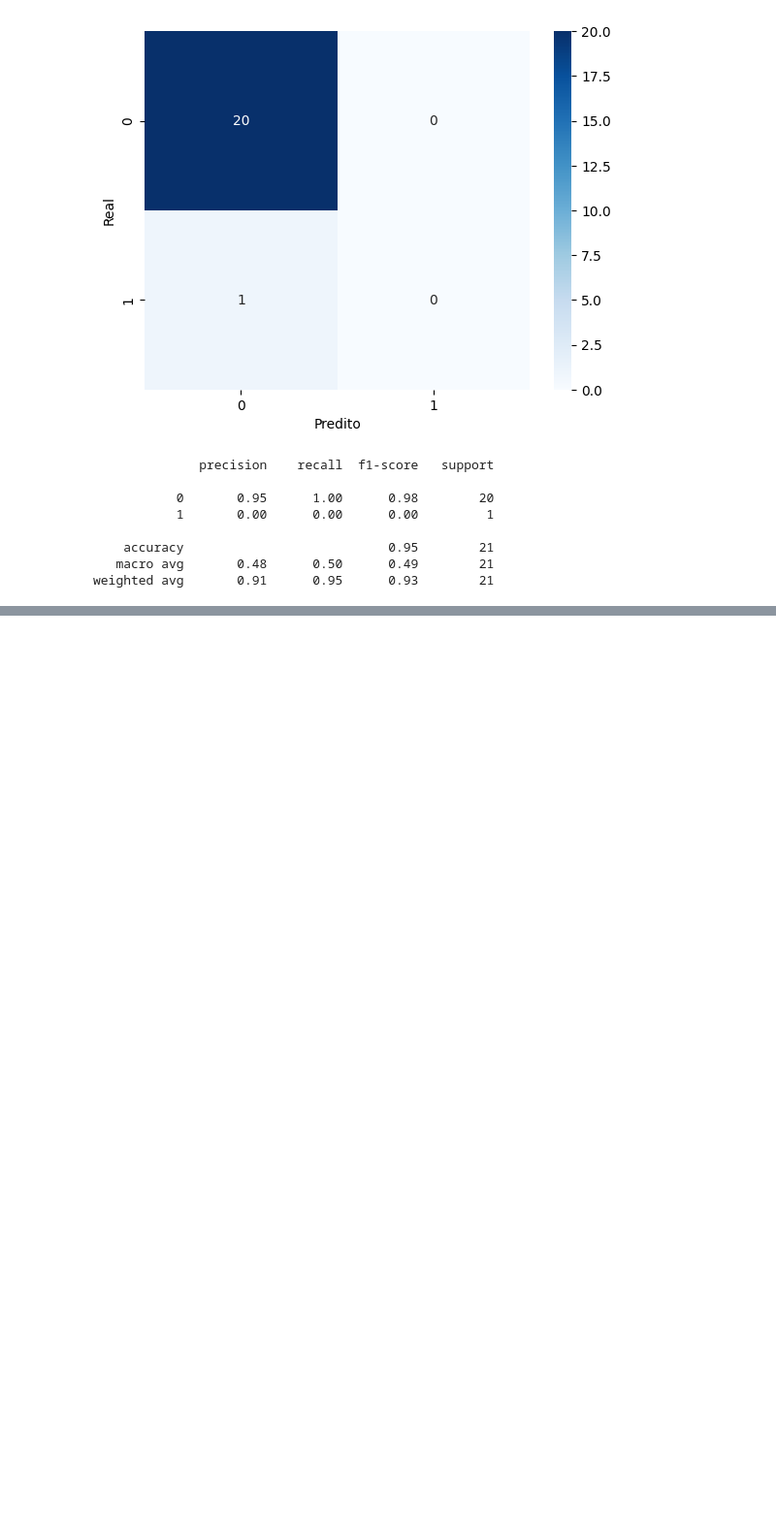
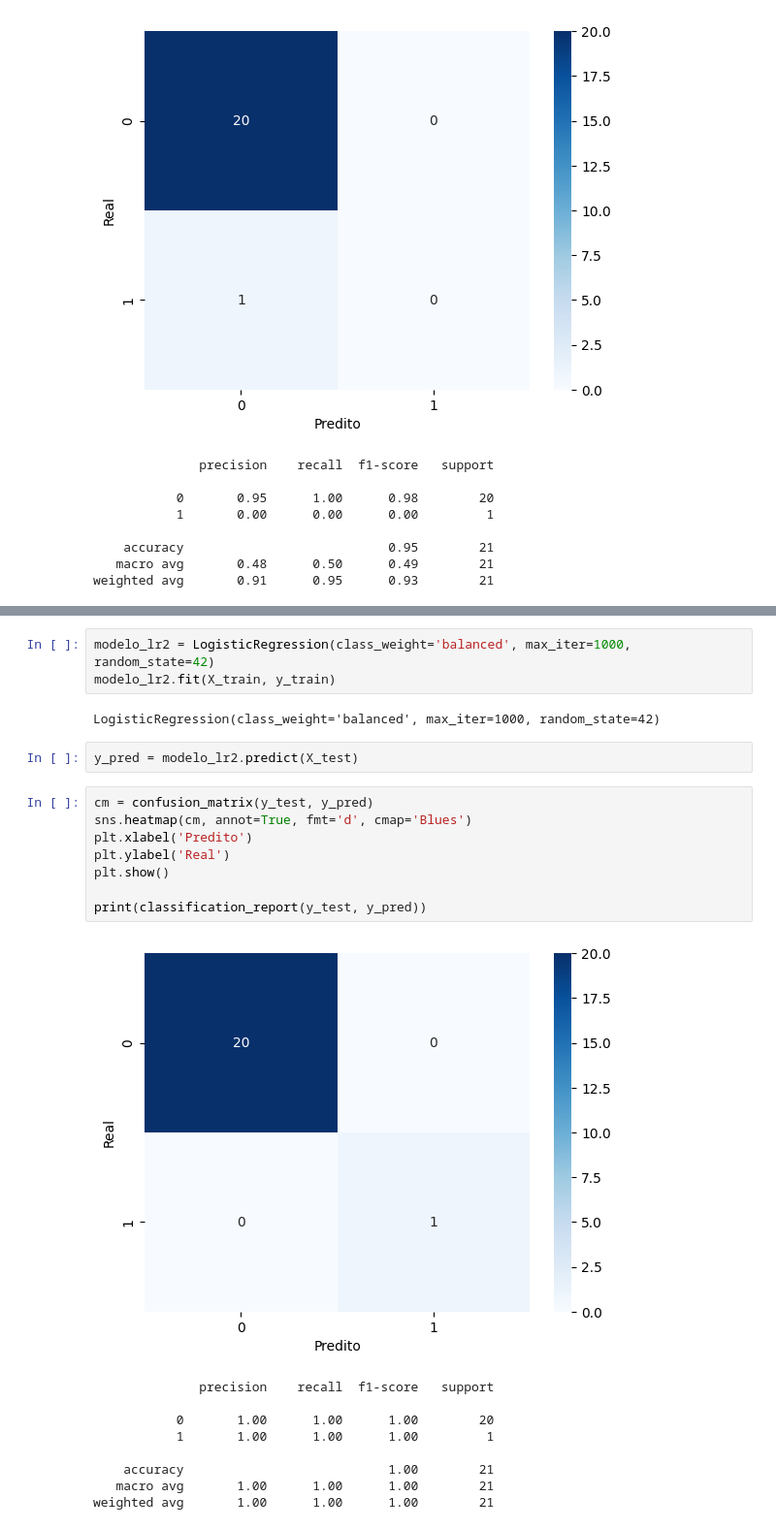
Before and after one commit to kenedysilva27/virus-risk, a Jupyter notebook: notebooks/Modelagem.ipynb, the cells around one changed output, grey strips where cells are left out. Shown at 97% size. Saved outputs shown, nothing was run; the diff lists cells and outputs as text; blank space fills up the shorter version.

Commit message:
testes modelos

```diff
--- a/notebooks/Modelagem.ipynb
+++ b/notebooks/Modelagem.ipynb
@@ -84,0 +90,25 @@ weighted avg       0.91      0.95      0.93        21
+# %%
+modelo_lr2 = LogisticRegression(class_weight='balanced', max_iter=1000, random_state=42)
+modelo_lr2.fit(X_train, y_train)
+# %% [output]
+LogisticRegression(class_weight='balanced', max_iter=1000, random_state=42)
+# %%
+y_pred = modelo_lr2.predict(X_test)
+# %%
+cm = confusion_matrix(y_test, y_pred)
+sns.heatmap(cm, annot=True, fmt='d', cmap='Blues')
+plt.xlabel('Predito')
+plt.ylabel('Real')
+plt.show()
+
+print(classification_report(y_test, y_pred))
+# %% [output]
+[figure, added]
+              precision    recall  f1-score   support
+
+           0       1.00      1.00      1.00        20
+           1       1.00      1.00      1.00         1
+
+    accuracy                           1.00        21
+   macro avg       1.00      1.00      1.00        21
+weighted avg       1.00      1.00      1.00        21
```
Also changed, not shown: parts of 1 cell of this notebook.
